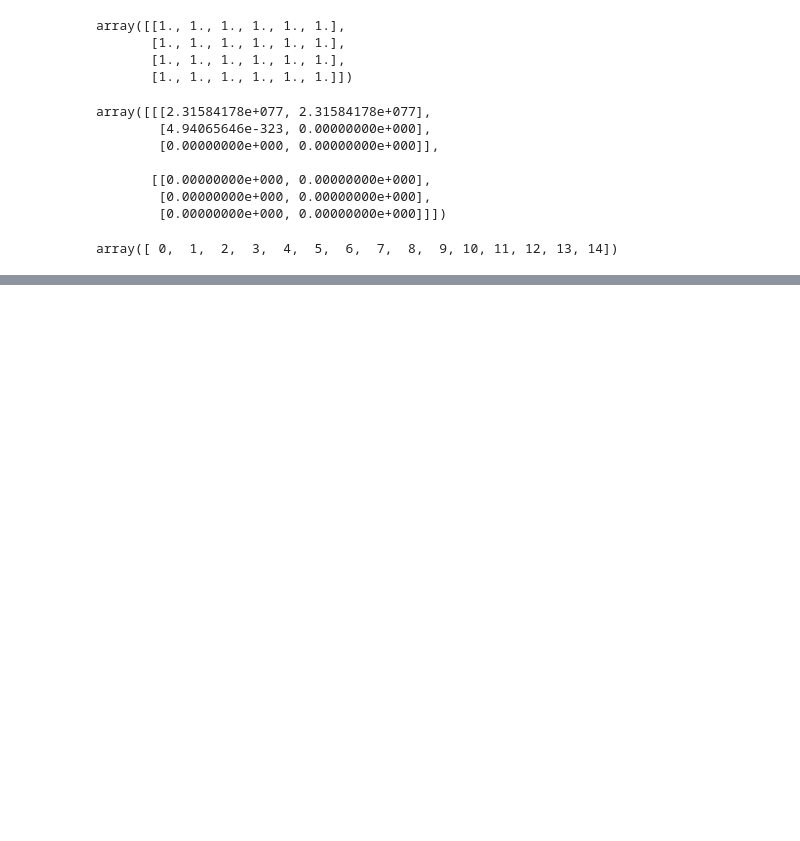
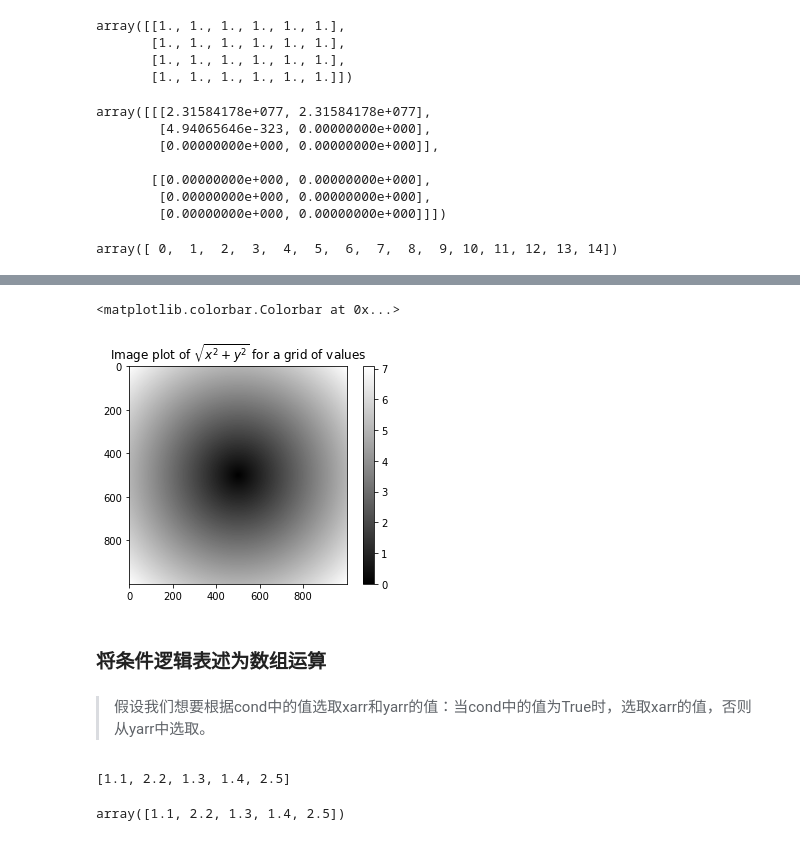
Before and after one commit to joyc/data-exam, a Jupyter notebook: pyda-2e/ch04.ipynb, the cells around one changed output, grey strips where cells are left out. Drawn from its saved outputs; the diff is of its cells as text; code cells hidden in the pictures; blank space fills up the shorter version.

Commit message:
add ch04 numpy

```diff
--- a/pyda-2e/ch04.ipynb
+++ b/pyda-2e/ch04.ipynb
@@ -115,0 +619,4 @@ array([ 0,  1,  2,  3,  4,  5,  6,  7,  8,  9, 10, 11, 12, 13, 14])
+# %%
+points = np.arange(-5, 5, 0.01) # 1000 equally spaced points
+xs, ys = np.meshgrid(points, points)
+ys
@@ -115,0 +631,3 @@ array([ 0,  1,  2,  3,  4,  5,  6,  7,  8,  9, 10, 11, 12, 13, 14])
+# %%
+z = np.sqrt(xs ** 2 + ys ** 2)
+z
@@ -115,0 +648,10 @@ array([ 0,  1,  2,  3,  4,  5,  6,  7,  8,  9, 10, 11, 12, 13, 14])
+# %%
+import matplotlib.pyplot as plt
+plt.imshow(z, cmap=plt.cm.gray)
+plt.title("Image plot of $\sqrt{x^2 + y^2}$ for a grid of values")
+plt.colorbar()
+# %% [output]
+<matplotlib.colorbar.Colorbar at 0x...>
+[figure, added]
+# %% [markdown]
+### 将条件逻辑表述为数组运算
@@ -115,0 +662,15 @@ array([ 0,  1,  2,  3,  4,  5,  6,  7,  8,  9, 10, 11, 12, 13, 14])
+# %% [markdown]
+> 假设我们想要根据cond中的值选取xarr和yarr的值：当cond中的值为True时，选取xarr的值，否则从yarr中选取。
+# %%
+# 列表推导式的写法应该如下所示：
+result = [(x if c else y) for x, y, c in zip(xarr, yarr, cond)]
+result
+# %% [output]
+[1.1, 2.2, 1.3, 1.4, 2.5]
+# %%
+# numpy.where函数是三元表达式x if condition else y的矢量化版本
+# np.where的第二个和第三个参数不必是数组，它们都可以是标量值
+result = np.where(cond, xarr, yarr)
+result
+# %% [output]
+array([1.1, 2.2, 1.3, 1.4, 2.5])
```
Also changed, not shown: parts of 141 cells of this notebook, 6 other files.
